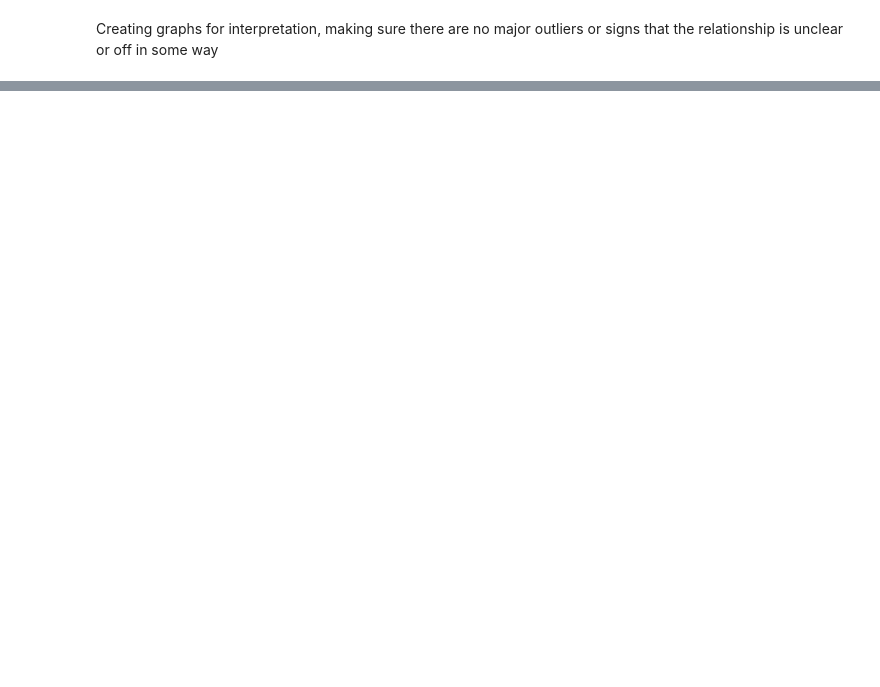
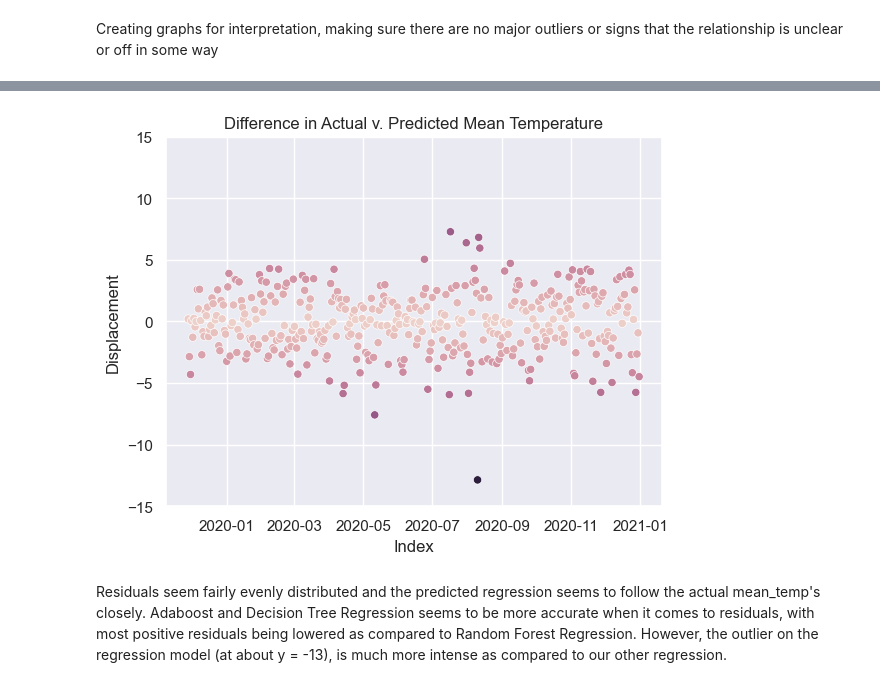
Before and after one commit to artkumik/random-forest, a Jupyter notebook: weather/weather.ipynb, the cells around one changed output, grey strips where cells are left out. Cells and saved outputs as stored; diff of their text form; code cells hidden in the pictures; blank space fills up the shorter version.

```diff
--- a/weather/weather.ipynb
+++ b/weather/weather.ipynb
@@ -286,0 +306,12 @@ Our residuals are evenly distributed, except for the large residuals around the
+# %%
+#predictors same as before
+
+train = df.iloc[:-400]
+test = df.iloc[-400:]
+
+model2 = AdaBoostRegressor(DecisionTreeRegressor(max_depth=4), n_estimators=300, random_state=123)
+
+model2, X_train, Y_train, X_test, Y_test = train_model(model2, train, test, predictors)
+# %%
+Y_pred2 = model2.predict(X_test)
+Y_pred2 = pd.Series(Y_pred2, index = Y_test.index)
@@ -286,0 +349,11 @@ Our residuals are evenly distributed, except for the large residuals around the
+# %%
+sns.set_theme(style = "darkgrid")
+
+sns.scatterplot(x = Y_test.index, y = Y_test.values, label = "Actual")
+sns.scatterplot(x = Y_pred2.index, y = Y_pred2.values, label = "Predicted")
+
+plt.xlabel(f"Index")
+plt.ylabel(f"Mean Temperature")
+plt.title(f"Actual v. Predicted Mean Temperature in London England")
+
+plt.show()
@@ -286,0 +362,24 @@ Our residuals are evenly distributed, except for the large residuals around the
+# %%
+residuals = pd.DataFrame(Y_test)
+residuals["predicted mean_temp"] = Y_pred2
+residuals["diff"] = residuals["mean_temp"] - residuals["predicted mean_temp"]
+residuals = residuals.join(df["date"])
+residuals["date"] = pd.to_datetime(residuals["date"])
+
+sns.set_theme(style = "darkgrid")
+sns.scatterplot(x = "date",
+                y = "diff",
+                hue = abs(residuals["diff"]),
+                data = residuals,
+                legend = False)
+
+plt.ylim(-15, 15)
+plt.xlabel(f"Index")
+plt.ylabel(f"Displacement")
+plt.title(f"Difference in Actual v. Predicted Mean Temperature")
+
+plt.show()
+# %% [output]
+[figure, added]
+# %% [markdown]
+Residuals seem fairly evenly distributed and the predicted regression seems to follow the actual mean_temp's closely. Adaboost and Decision Tree Regression seems to be more accurate when it comes to residuals, with most positive residuals being lowered as compared to Random Forest Regression. However, the outlier on the regression model (at about y = -13), is much more intense as compared to our other regression.
```
Also changed, not shown: parts of 23 cells of this notebook.
